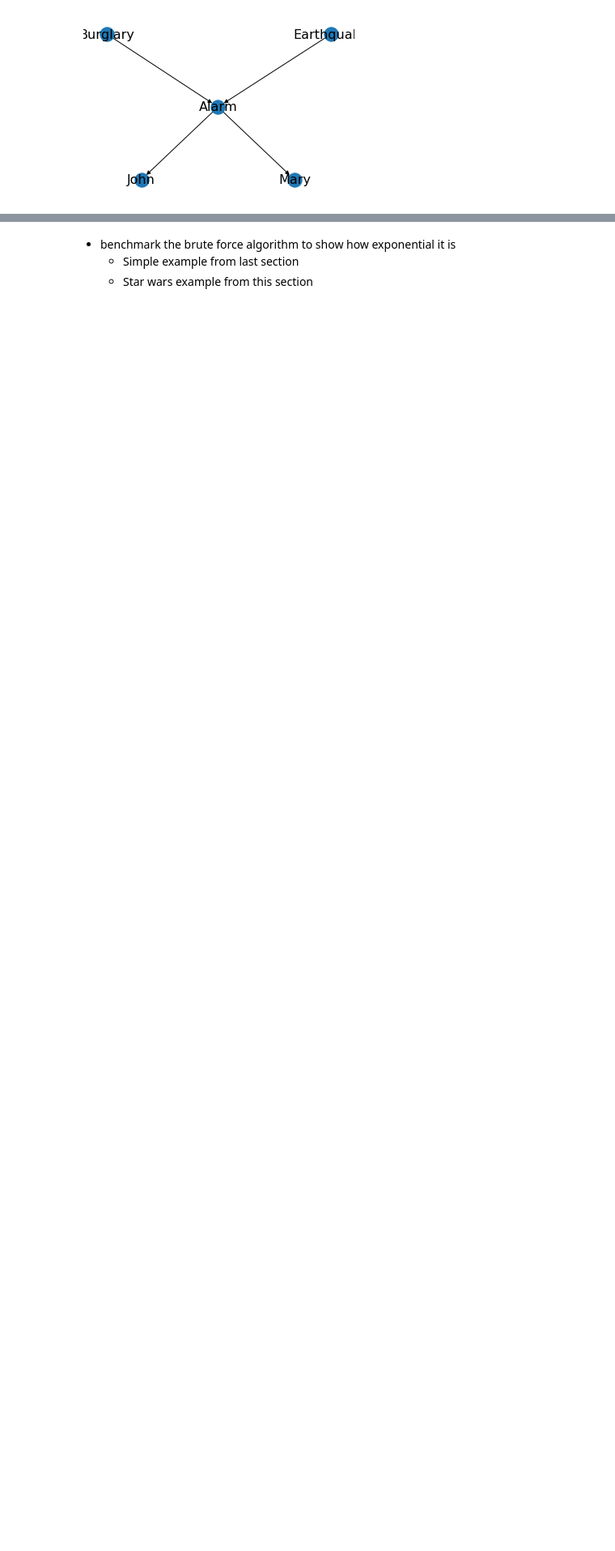
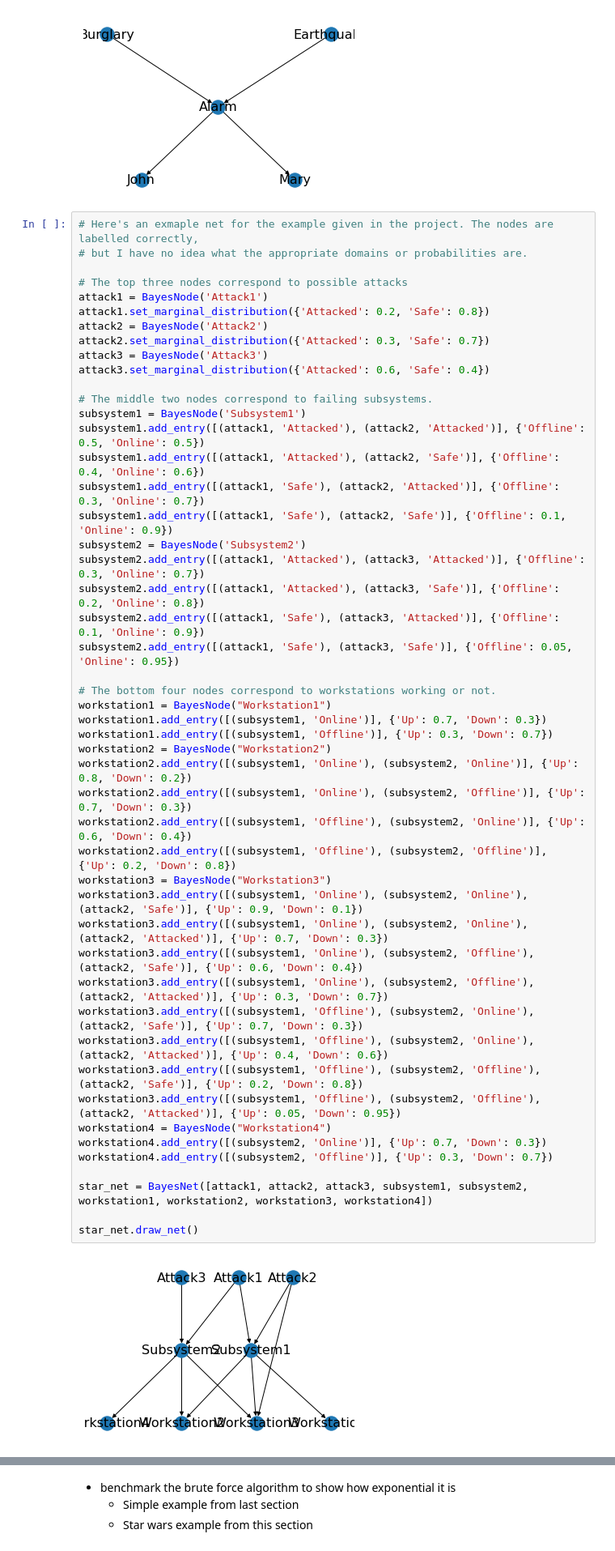
Before and after one commit to dawsonc/attack-estimation, a Jupyter notebook: attack-estimation.ipynb, the cells around one changed output, grey strips where cells are left out. Shown at 81% size. Saved outputs shown, nothing was run; the diff lists cells and outputs as text; blank space fills up the shorter version.

```diff
--- a/attack-estimation.ipynb
+++ b/attack-estimation.ipynb
@@ -101,6 +101,57 @@ alarm_net = BayesNet([burglary_node, earthquake_node, alarm_node, john_node, mar
 alarm_net.draw_net()
 # %% [output]
 [figure]
+# %%
+# Here's an exmaple net for the example given in the project. The nodes are labelled correctly,
+# but I have no idea what the appropriate domains or probabilities are.
+
+# The top three nodes correspond to possible attacks
+attack1 = BayesNode('Attack1')
+attack1.set_marginal_distribution({'Attacked': 0.2, 'Safe': 0.8})
+attack2 = BayesNode('Attack2')
+attack2.set_marginal_distribution({'Attacked': 0.3, 'Safe': 0.7})
+attack3 = BayesNode('Attack3')
+attack3.set_marginal_distribution({'Attacked': 0.6, 'Safe': 0.4})
+
+# The middle two nodes correspond to failing subsystems.
+subsystem1 = BayesNode('Subsystem1')
+subsystem1.add_entry([(attack1, 'Attacked'), (attack2, 'Attacked')], {'Offline': 0.5, 'Online': 0.5})
+subsystem1.add_entry([(attack1, 'Attacked'), (attack2, 'Safe')], {'Offline': 0.4, 'Online': 0.6})
+subsystem1.add_entry([(attack1, 'Safe'), (attack2, 'Attacked')], {'Offline': 0.3, 'Online': 0.7})
+subsystem1.add_entry([(attack1, 'Safe'), (attack2, 'Safe')], {'Offline': 0.1, 'Online': 0.9})
+subsystem2 = BayesNode('Subsystem2')
+subsystem2.add_entry([(attack1, 'Attacked'), (attack3, 'Attacked')], {'Offline': 0.3, 'Online': 0.7})
+subsystem2.add_entry([(attack1, 'Attacked'), (attack3, 'Safe')], {'Offline': 0.2, 'Online': 0.8})
+subsystem2.add_entry([(attack1, 'Safe'), (attack3, 'Attacked')], {'Offline': 0.1, 'Online': 0.9})
+subsystem2.add_entry([(attack1, 'Safe'), (attack3, 'Safe')], {'Offline': 0.05, 'Online': 0.95})
+
+# The bottom four nodes correspond to workstations working or not.
+workstation1 = BayesNode("Workstation1")
+workstation1.add_entry([(subsystem1, 'Online')], {'Up': 0.7, 'Down': 0.3})
+workstation1.add_entry([(subsystem1, 'Offline')], {'Up': 0.3, 'Down': 0.7})
+workstation2 = BayesNode("Workstation2")
+workstation2.add_entry([(subsystem1, 'Online'), (subsystem2, 'Online')], {'Up': 0.8, 'Down': 0.2})
+workstation2.add_entry([(subsystem1, 'Online'), (subsystem2, 'Offline')], {'Up': 0.7, 'Down': 0.3})
+workstation2.add_entry([(subsystem1, 'Offline'), (subsystem2, 'Online')], {'Up': 0.6, 'Down': 0.4})
+workstation2.add_entry([(subsystem1, 'Offline'), (subsystem2, 'Offline')], {'Up': 0.2, 'Down': 0.8})
+workstation3 = BayesNode("Workstation3")
+workstation3.add_entry([(subsystem1, 'Online'), (subsystem2, 'Online'), (attack2, 'Safe')], {'Up': 0.9, 'Down': 0.1})
+workstation3.add_entry([(subsystem1, 'Online'), (subsystem2, 'Online'), (attack2, 'Attacked')], {'Up': 0.7, 'Down': 0.3})
+workstation3.add_entry([(subsystem1, 'Online'), (subsystem2, 'Offline'), (attack2, 'Safe')], {'Up': 0.6, 'Down': 0.4})
+workstation3.add_entry([(subsystem1, 'Online'), (subsystem2, 'Offline'), (attack2, 'Attacked')], {'Up': 0.3, 'Down': 0.7})
+workstation3.add_entry([(subsystem1, 'Offline'), (subsystem2, 'Online'), (attack2, 'Safe')], {'Up': 0.7, 'Down': 0.3})
+workstation3.add_entry([(subsystem1, 'Offline'), (subsystem2, 'Online'), (attack2, 'Attacked')], {'Up': 0.4, 'Down': 0.6})
+workstation3.add_entry([(subsystem1, 'Offline'), (subsystem2, 'Offline'), (attack2, 'Safe')], {'Up': 0.2, 'Down': 0.8})
+workstation3.add_entry([(subsystem1, 'Offline'), (subsystem2, 'Offline'), (attack2, 'Attacked')], {'Up': 0.05, 'Down': 0.95})
+workstation4 = BayesNode("Workstation4")
+workstation4.add_entry([(subsystem2, 'Online')], {'Up': 0.7, 'Down': 0.3})
+workstation4.add_entry([(subsystem2, 'Offline')], {'Up': 0.3, 'Down': 0.7})
+
+star_net = BayesNet([attack1, attack2, attack3, subsystem1, subsystem2, workstation1, workstation2, workstation3, workstation4])
+
+star_net.draw_net()
+# %% [output]
+[figure, added]
 # %% [markdown]
 ### Inference on Bayesian Networks
 
```
Also changed, not shown: parts of 4 cells of this notebook, 1 other file.
